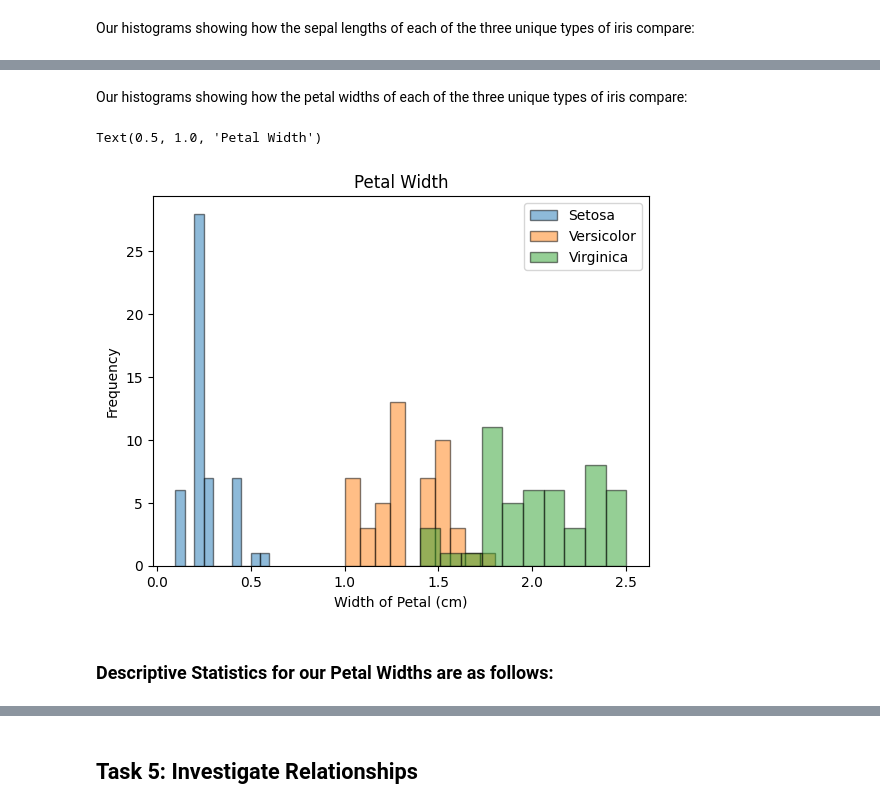
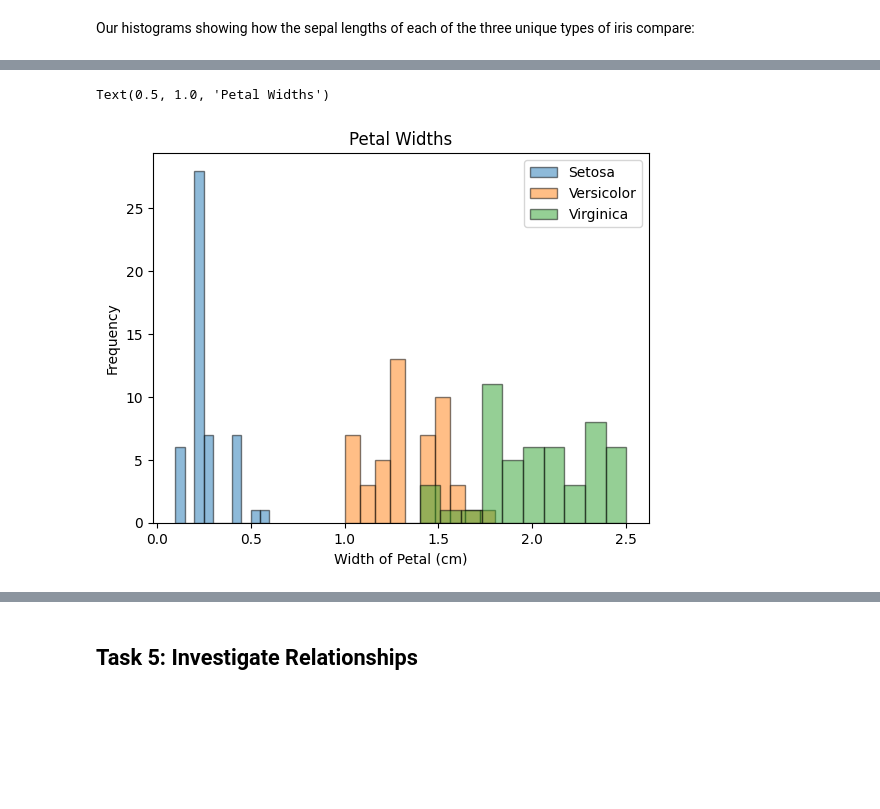
Before and after one commit to callagg2/principles_of_data_analytics, a Jupyter notebook: assessment/tasks.ipynb, the cells around one changed output, grey strips where cells are left out. Drawn from its saved outputs; the diff is of its cells as text; code cells hidden in the pictures; blank space fills up the shorter version.

```diff
--- a/assessment/tasks.ipynb
+++ b/assessment/tasks.ipynb
@@ -100,0 +307,25 @@ Here we can see the number of iris, the mean or average of each of the four vari
+# %%
+#*************************************************************************************************************************************
+# Petal Widths
+#*************************************************************************************************************************************
+setosa_petal_width=np.array([setosa[0][3],setosa[1][3],setosa[2][3],setosa[3][3],setosa[4][3],setosa[5][3],setosa[6][3],setosa[7][3],setosa[8][3],setosa[9][3],setosa[10][3],setosa[11][3],setosa[12][3],setosa[13][3],setosa[14][3],setosa[15][3],setosa[16][3],setosa[17][3],setosa[18][3],setosa[19][3],setosa[20][3],setosa[21][3],setosa[22][3],setosa[23][3],setosa[24][3],setosa[25][3],setosa[26][3],setosa[27][3],setosa[28][3],setosa[29][3],setosa[30][3],setosa[31][3],setosa[32][3],setosa[33][3],setosa[34][3],setosa[35][3],setosa[36][3],setosa[37][3],setosa[38][3],setosa[39][3],setosa[40][3],setosa[41][3],setosa[42][3],setosa[43][3],setosa[44][3],setosa[45][3],setosa[46][3],setosa[47][3],setosa[48][3],setosa[49][3]])
+#print(f"\nSetosa Petal Widths are:\n {setosa_petal_width}\n")
+versicolor_petal_width=np.array([versicolor[0][3],versicolor[1][3],versicolor[2][3],versicolor[3][3],versicolor[4][3],versicolor[5][3],versicolor[6][3],versicolor[7][3],versicolor[8][3],versicolor[9][3],versicolor[10][3],versicolor[11][3],versicolor[12][3],versicolor[13][3],versicolor[14][3],versicolor[15][3],versicolor[16][3],versicolor[17][3],versicolor[18][3],versicolor[19][3],versicolor[20][3],versicolor[21][3],versicolor[22][3],versicolor[23][3],versicolor[24][3],versicolor[25][3],versicolor[26][3],versicolor[27][3],versicolor[28][3],versicolor[29][3],versicolor[30][3],versicolor[31][3],versicolor[32][3],versicolor[33][3],versicolor[34][3],versicolor[35][3],versicolor[36][3],versicolor[37][3],versicolor[38][3],versicolor[39][3],versicolor[40][3],versicolor[41][3],versicolor[42][3],versicolor[43][3],versicolor[44][3],versicolor[45][3],versicolor[46][3],versicolor[47][3],versicolor[48][3],versicolor[49][3]])
+#print(f"Versicolor Petal Widths are:\n {versicolor_petal_width}\n")
+virginica_petal_width=np.array([virginica[0][3],virginica[1][3],virginica[2][3],virginica[3][3],virginica[4][3],virginica[5][3],virginica[6][3],virginica[7][3],virginica[8][3],virginica[9][3],virginica[10][3],virginica[11][3],virginica[12][3],virginica[13][3],virginica[14][3],virginica[15][3],virginica[16][3],virginica[17][3],virginica[18][3],virginica[19][3],virginica[20][3],virginica[21][3],virginica[22][3],virginica[23][3],virginica[24][3],virginica[25][3],virginica[26][3],virginica[27][3],virginica[28][3],virginica[29][3],virginica[30][3],virginica[31][3],virginica[32][3],virginica[33][3],virginica[34][3],virginica[35][3],virginica[36][3],virginica[37][3],virginica[38][3],virginica[39][3],virginica[40][3],virginica[41][3],virginica[42][3],virginica[43][3],virginica[44][3],virginica[45][3],virginica[46][3],virginica[47][3],virginica[48][3],virginica[49][3]])
+#print(f"Virginica Petal Widths are:\n {virginica_petal_width}")
+overall_petal_width=iris_df["petal_width"]
+
+# Descriptive Statistics
+print(f"\nPetal Widths")
+print(f"\t\tSetosa\t\tVersicolor\tVirginica\tOverall")
+print(f"Count:\t\t{count_setosa}\t\t{count_versicolor}\t\t{count_virginica}\t\t{max_rows}")
+print(f"Mean:\t\t{round(np.mean(setosa_petal_width),2)}\t\t{round(np.mean(versicolor_petal_width),2)}\t\t{round(np.mean(virginica_petal_width),2)}\t\t{round(np.mean(overall_petal_width),2)}")
+print(f"St.Dev:\t\t{round(np.std(setosa_petal_width),2)}\t\t{round(np.std(versicolor_petal_width),2)}\t\t{round(np.std(virginica_petal_width),2)}\t\t{round(np.std(overall_petal_width),2)}")
+print(f"Median:\t\t{round(np.median(setosa_petal_width),2)}\t\t{round(np.median(versicolor_petal_width),2)}\t\t{round(np.median(virginica_petal_width),2)}\t\t{round(np.median(overall_petal_width),2)}")
+
+print(f"Minimum:\t{round(np.min(setosa_petal_width),2)}\t\t{round(np.min(versicolor_petal_width),2)}\t\t{round(np.min(virginica_petal_width),2)}\t\t{round(np.min(overall_petal_width),2)}")
+print(f"25%:\t\t{round(np.percentile(setosa_petal_width,25),2)}\t\t{round(np.percentile(versicolor_petal_width,25),2)}\t\t{round(np.percentile(virginica_petal_width,25),2)}\t\t{round(np.percentile(overall_petal_width,25),2)}")
+print(f"50%:\t\t{round(np.percentile(setosa_petal_width,50),2)}\t\t{round(np.percentile(versicolor_petal_width,50),2)}\t\t{round(np.percentile(virginica_petal_width,50),2)}\t\t{round(np.percentile(overall_petal_width,50),2)}")
+print(f"75%:\t\t{round(np.percentile(setosa_petal_width,75),2)}\t\t{round(np.percentile(versicolor_petal_width,75),2)}\t\t{round(np.percentile(virginica_petal_width,75),2)}\t\t{round(np.percentile(overall_petal_width,75),2)}")
+print(f"Maximum:\t{round(np.max(setosa_petal_width),2)}\t\t{round(np.max(versicolor_petal_width),2)}\t\t{round(np.max(virginica_petal_width),2)}\t\t{round(np.max(overall_petal_width),2)}")
@@ -282,7 +404,0 @@ Our data for the petal widths of each of our three unique types of iris are as:
-# %%
-setosa_petal_width=[iris[0][0][3],iris[0][1][3],iris[0][2][3],iris[0][3][3],iris[0][4][3],iris[0][5][3],iris[0][6][3],iris[0][7][3],iris[0][8][3],iris[0][9][3],iris[0][10][3],iris[0][11][3],iris[0][12][3],iris[0][13][3],iris[0][14][3],iris[0][15][3],iris[0][16][3],iris[0][17][3],iris[0][18][3],iris[0][19][3],iris[0][20][3],iris[0][21][3],iris[0][22][3],iris[0][23][3],iris[0][24][3],iris[0][25][3],iris[0][26][3],iris[0][27][3],iris[0][28][3],iris[0][29][3],iris[0][30][3],iris[0][31][3],iris[0][32][3],iris[0][33][3],iris[0][34][3],iris[0][35][3],iris[0][36][3],iris[0][37][3],iris[0][38][3],iris[0][39][3],iris[0][40][3],iris[0][41][3],iris[0][42][3],iris[0][43][3],iris[0][44][3],iris[0][45][3],iris[0][46][3],iris[0][47][3],iris[0][48][3],iris[0][49][3]]
-print(f"Setosa Petal Widths are: {setosa_petal_width}")
-versicolor_petal_width=[iris[1][0][3],iris[1][1][3],iris[1][2][3],iris[1][3][3],iris[1][4][3],iris[1][5][3],iris[1][6][3],iris[1][7][3],iris[1][8][3],iris[1][9][3],iris[1][10][3],iris[1][11][3],iris[1][12][3],iris[1][13][3],iris[1][14][3],iris[1][15][3],iris[1][16][3],iris[1][17][3],iris[1][18][3],iris[1][19][3],iris[1][20][3],iris[1][21][3],iris[1][22][3],iris[1][23][3],iris[1][24][3],iris[1][25][3],iris[1][26][3],iris[1][27][3],iris[1][28][3],iris[1][29][3],iris[1][30][3],iris[1][31][3],iris[1][32][3],iris[1][33][3],iris[1][34][3],iris[1][35][3],iris[1][36][3],iris[1][37][3],iris[1][38][3],iris[1][39][3],iris[1][40][3],iris[1][41][3],iris[1][42][3],iris[1][43][3],iris[1][44][3],iris[1][45][3],iris[1][46][3],iris[1][47][3],iris[1][48][3],iris[1][49][3]]
-print(f"Versicolor Petal Widths are: {versicolor_petal_width}")
-virginica_petal_width=[iris[2][0][3],iris[2][1][3],iris[2][2][3],iris[2][3][3],iris[2][4][3],iris[2][5][3],iris[2][6][3],iris[2][7][3],iris[2][8][3],iris[2][9][3],iris[2][10][3],iris[2][11][3],iris[2][12][3],iris[2][13][3],iris[2][14][3],iris[2][15][3],iris[2][16][3],iris[2][17][3],iris[2][18][3],iris[2][19][3],iris[2][20][3],iris[2][21][3],iris[2][22][3],iris[2][23][3],iris[2][24][3],iris[2][25][3],iris[2][26][3],iris[2][27][3],iris[2][28][3],iris[2][29][3],iris[2][30][3],iris[2][31][3],iris[2][32][3],iris[2][33][3],iris[2][34][3],iris[2][35][3],iris[2][36][3],iris[2][37][3],iris[2][38][3],iris[2][39][3],iris[2][40][3],iris[2][41][3],iris[2][42][3],iris[2][43][3],iris[2][44][3],iris[2][45][3],iris[2][46][3],iris[2][47][3],iris[2][48][3],iris[2][49][3]]
-print(f"Virginica Petal Widths are: {virginica_petal_width}")
@@ -293,16 +405,18 @@ Virginica Petal Widths are: [2.5, 1.9, 2.1, 1.8, 2.2, 2.1, 1.7, 1.8, 1.8, 2.5, 2
-# %% [markdown]
-Our histograms showing how the petal widths of each of the three unique types of iris compare:
 # %%
+#*************************************************************************************************************************************
+# Petal Widths
+#*************************************************************************************************************************************
 fig, ax = plt.subplots()
+# I'm going to separate each class of iris on the historgram because it can help determine how they differ
 ax.hist(setosa_petal_width, bins=10, edgecolor="black", label="Setosa", alpha=0.5)
 ax.hist(versicolor_petal_width, bins=10, edgecolor="black", label="Versicolor", alpha=0.5)
 ax.hist(virginica_petal_width, bins=10, edgecolor="black", label="Virginica", alpha=0.5)
 ax.legend()
 ax.set_xlabel("Width of Petal (cm)")
 ax.set_ylabel("Frequency")
-plt.title("Petal Width")
+plt.title("Petal Widths")
+#plt.show()
+#plt.savefig("petal_widths.png")
 # %% [output]
-Text(0.5, 1.0, 'Petal Width')
+Text(0.5, 1.0, 'Petal Widths')
-[figure, old version]
+[figure, new version]
-# %% [markdown]
-### Descriptive Statistics for our Petal Widths are as follows:
```
Also changed, not shown: parts of 58 cells of this notebook, 6 other files.
